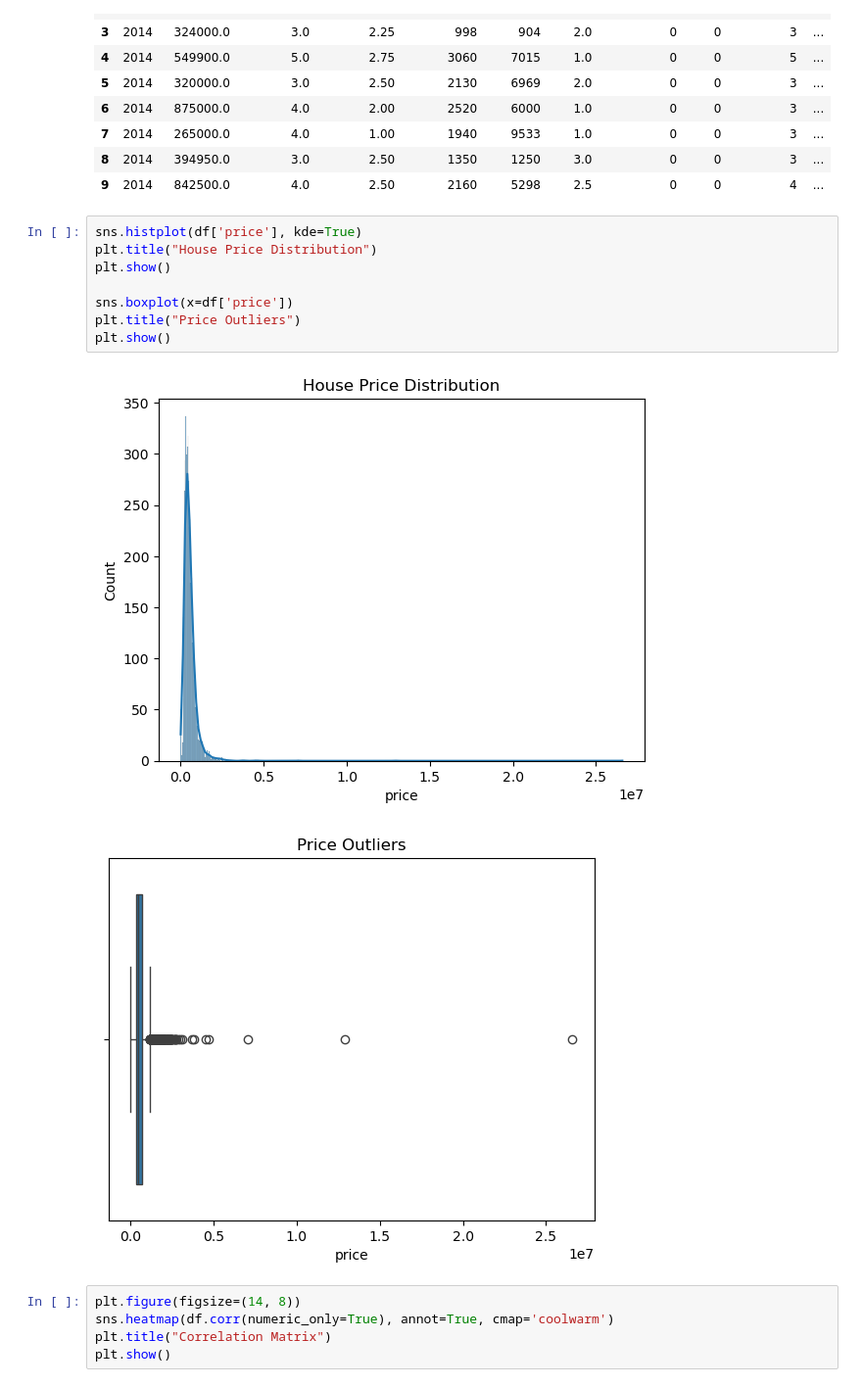
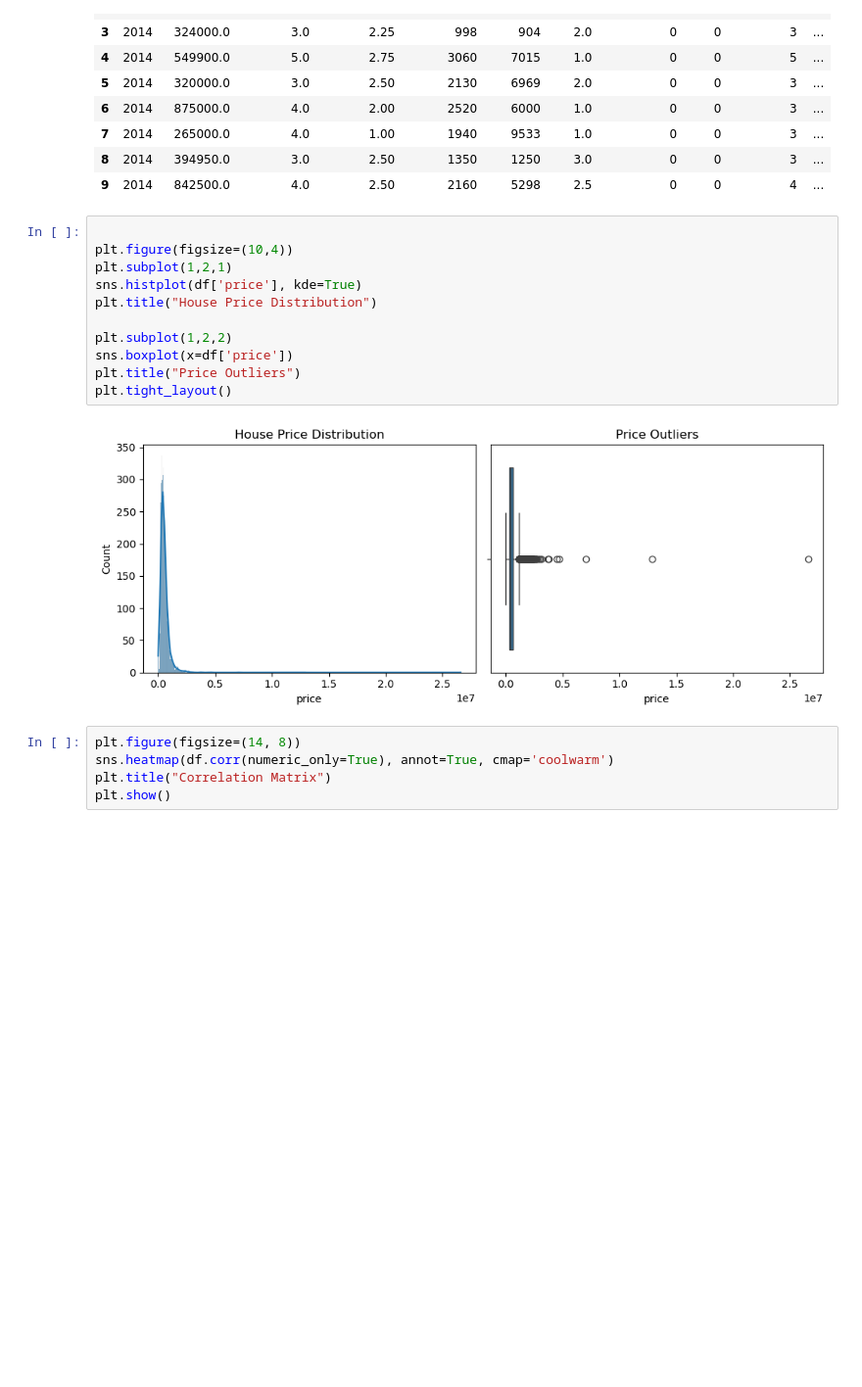
Before and after one commit to CL-Frank/MLG382_CYOProject, a Jupyter notebook: notebooks/modeling.ipynb, the cells around one changed output. Shown at 98% size. Drawn from its saved outputs; the diff is of its cells as text; blank space fills up the shorter version.

```diff
--- a/notebooks/modeling.ipynb
+++ b/notebooks/modeling.ipynb
@@ -83,16 +78,18 @@ df.head(10)
 | 8 | 2014 | 394950.0 | 3.0 | 2.50 | 1350 | 1250 | 3.0 | 0 | 0 | 3 | ... |
 | 9 | 2014 | 842500.0 | 4.0 | 2.50 | 2160 | 5298 | 2.5 | 0 | 0 | 4 | ... |
 # %%
+
+plt.figure(figsize=(10,4))
+plt.subplot(1,2,1)
 sns.histplot(df['price'], kde=True)
 plt.title("House Price Distribution")
-plt.show()
 
+plt.subplot(1,2,2)
 sns.boxplot(x=df['price'])
 plt.title("Price Outliers")
-plt.show()
+plt.tight_layout()
 # %% [output]
-[figure, old version]
+[figure, new version]
-[figure, removed]
 # %%
 plt.figure(figsize=(14, 8))
 sns.heatmap(df.corr(numeric_only=True), annot=True, cmap='coolwarm')
```
Also changed, not shown: parts of 17 cells of this notebook.
